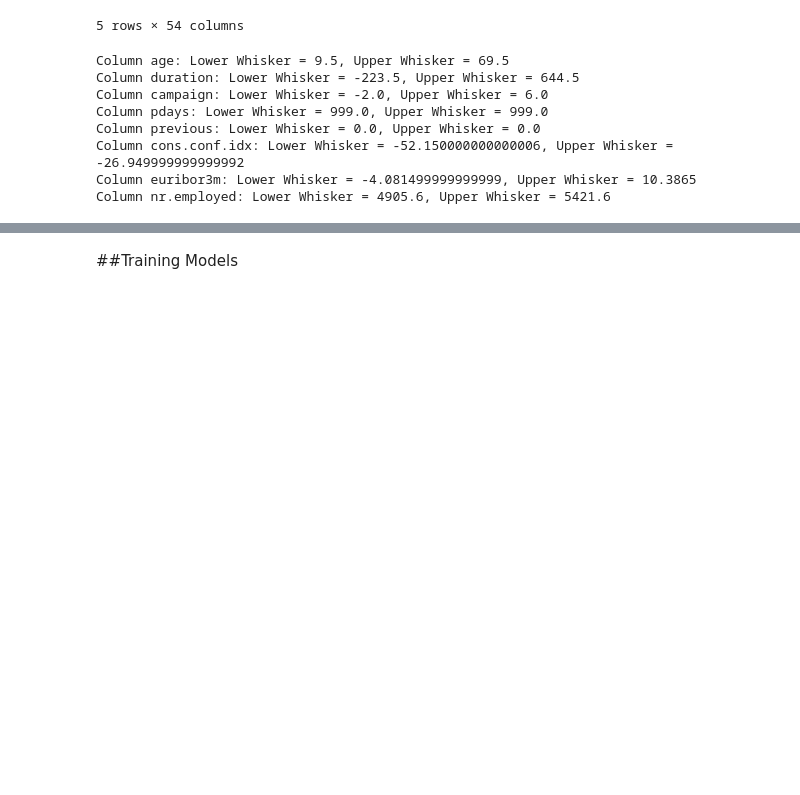
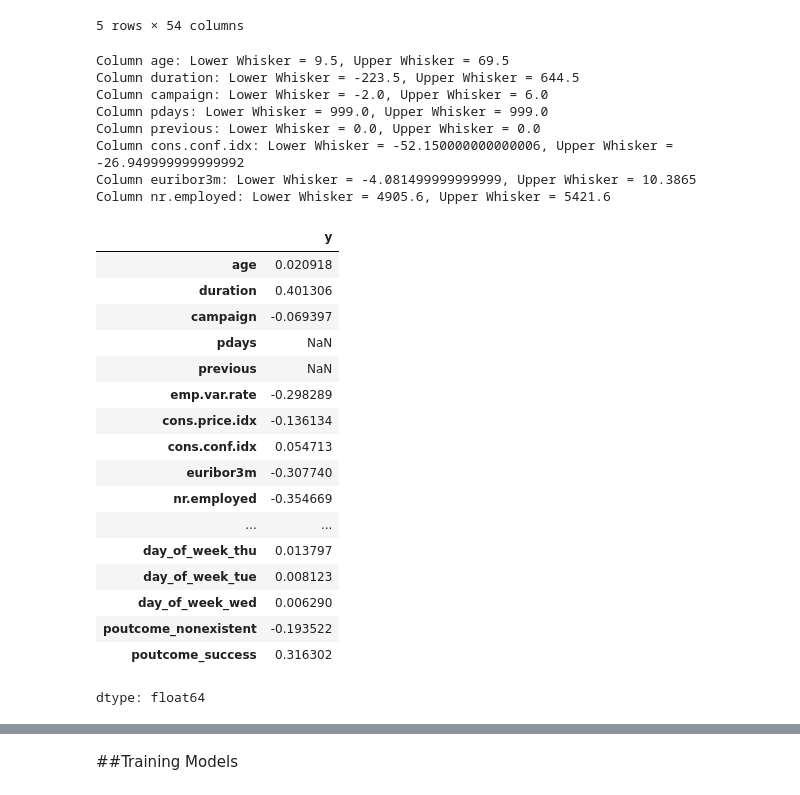
Before and after one commit to SithmiDesilva/Bank_Marketing_Prediction, a Jupyter notebook: Bank_Marketing_Prediction.ipynb, the cells around one changed output, grey strips where cells are left out. Cells and saved outputs as stored; diff of their text form; code cells hidden in the pictures; blank space fills up the shorter version.

```diff
--- a/Bank_Marketing_Prediction.ipynb
+++ b/Bank_Marketing_Prediction.ipynb
@@ -302,3 +302,26 @@ Column nr.employed: Lower Whisker = 4905.6, Upper Whisker = 5421.6
 numerical_columns_1 = ['age', 'duration', 'campaign', 'pdays', 'previous','cons.conf.idx','euribor3m','nr.employed']
 scaler = StandardScaler()
 data_encoded_1[numerical_columns_1] = scaler.fit_transform(data_encoded_1[numerical_columns_1])
+# %%
+#Finding the correlation of the 'y' value
+corr = data_encoded_1.corr()['y']
+corr
+# %% [output]
+|  | y |
+| age | 0.020918 |
+| duration | 0.401306 |
+| campaign | -0.069397 |
+| pdays | NaN |
+| previous | NaN |
+| emp.var.rate | -0.298289 |
+| cons.price.idx | -0.136134 |
+| cons.conf.idx | 0.054713 |
+| euribor3m | -0.307740 |
+| nr.employed | -0.354669 |
+| ... | ... |
+| day_of_week_thu | 0.013797 |
+| day_of_week_tue | 0.008123 |
+| day_of_week_wed | 0.006290 |
+| poutcome_nonexistent | -0.193522 |
+| poutcome_success | 0.316302 |
+dtype: float64
```
Also changed, not shown: parts of 11 cells of this notebook.
